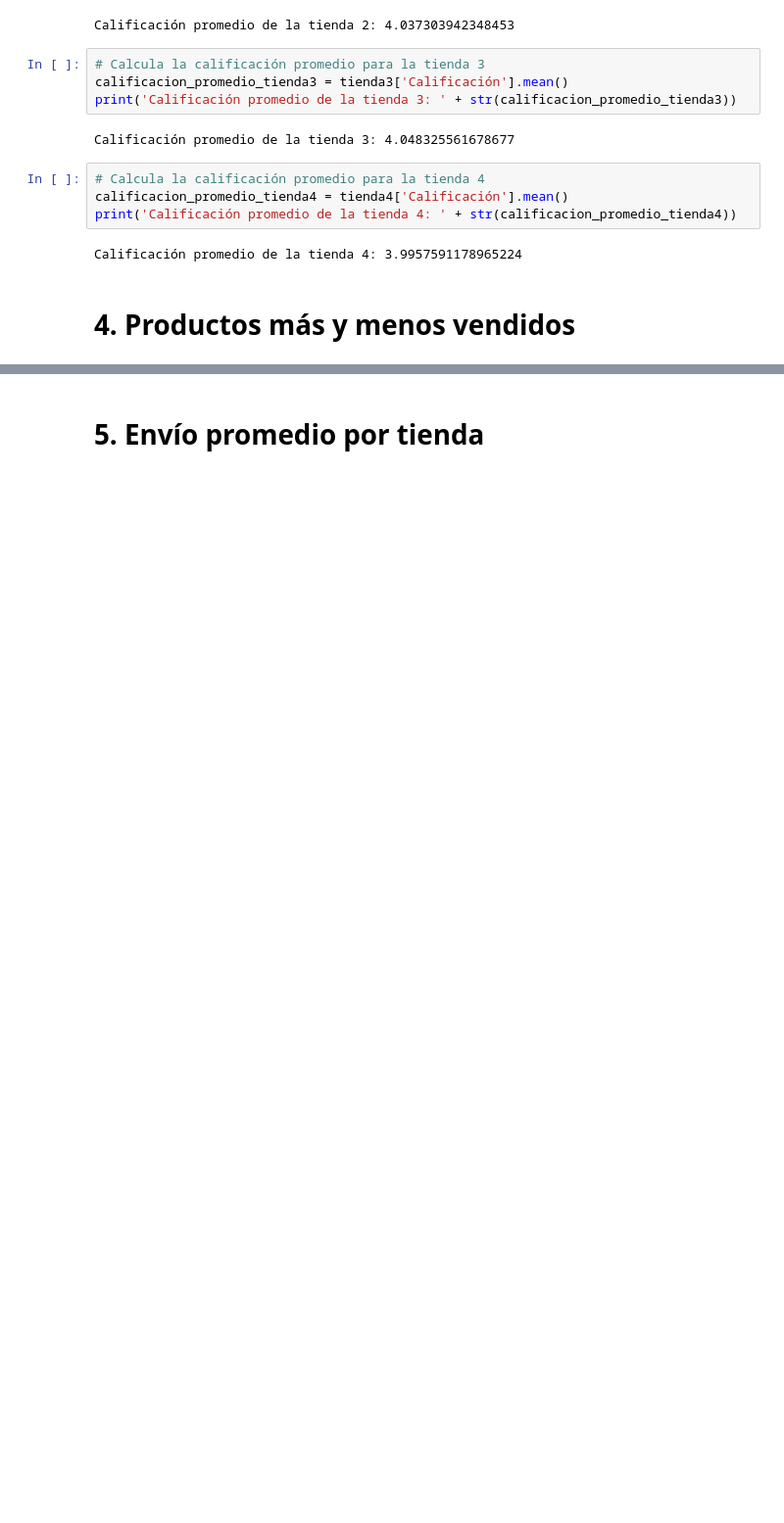
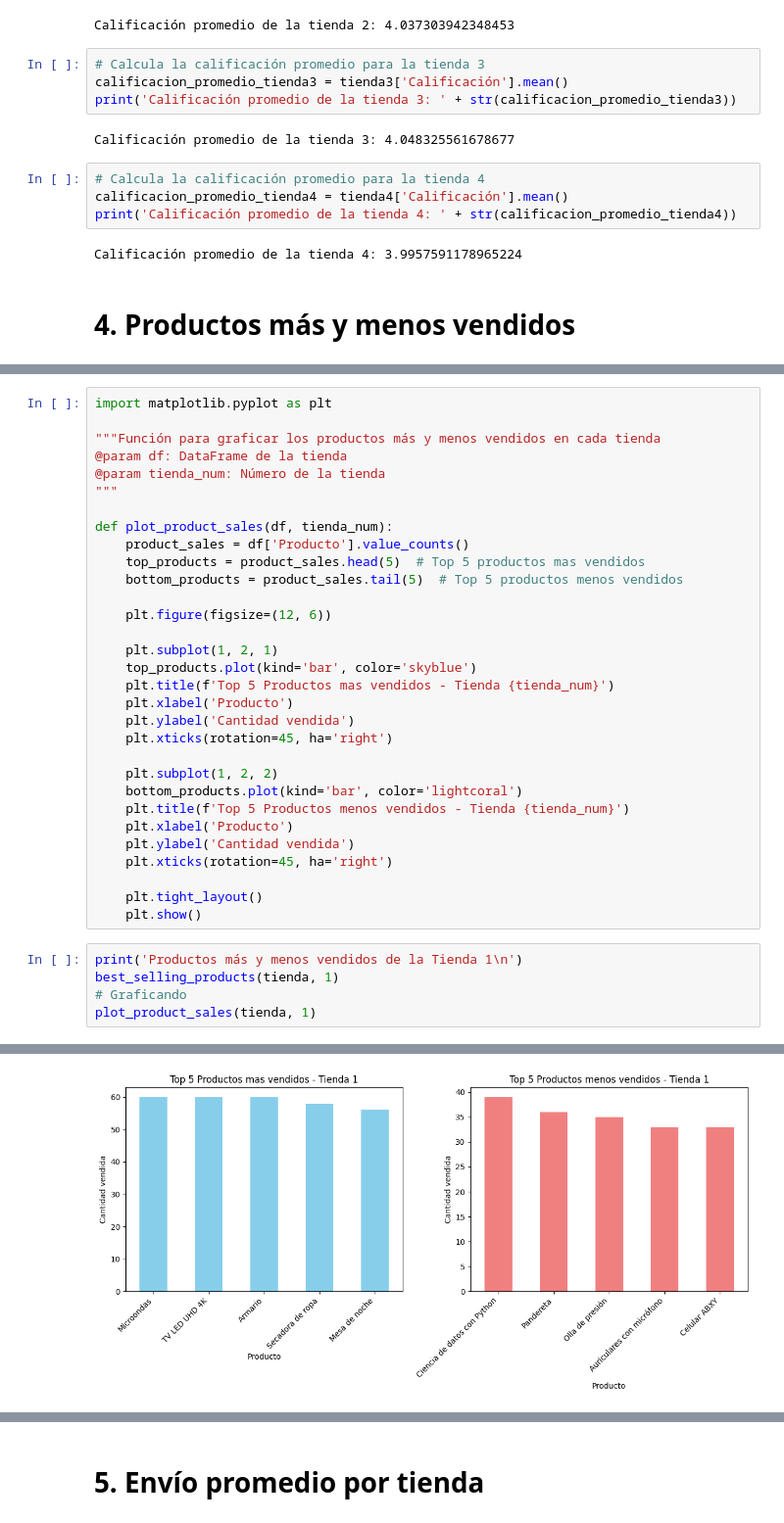
Before and after one commit to ggsgranados/Alura-Store-Latam, a Jupyter notebook: AluraStoreLatam.ipynb, the cells around one changed output, grey strips where cells are left out. Shown at 98% size. Cells and saved outputs as stored; diff of their text form; blank space fills up the shorter version.

Commit message:
Add: Productos más vendidos y menos vendidos por tienda

```diff
--- a/AluraStoreLatam.ipynb
+++ b/AluraStoreLatam.ipynb
@@ -153,0 +180,37 @@ Calificación promedio de la tienda 4: 3.9957591178965224
+# %%
+import matplotlib.pyplot as plt
+
+"""Función para graficar los productos más y menos vendidos en cada tienda
+@param df: DataFrame de la tienda
+@param tienda_num: Número de la tienda
+"""
+
+def plot_product_sales(df, tienda_num):
+    product_sales = df['Producto'].value_counts()
+    top_products = product_sales.head(5)  # Top 5 productos mas vendidos
+    bottom_products = product_sales.tail(5)  # Top 5 productos menos vendidos
+
+    plt.figure(figsize=(12, 6))
+
+    plt.subplot(1, 2, 1)
+    top_products.plot(kind='bar', color='skyblue')
+    plt.title(f'Top 5 Productos mas vendidos - Tienda {tienda_num}')
+    plt.xlabel('Producto')
+    plt.ylabel('Cantidad vendida')
+    plt.xticks(rotation=45, ha='right')
+
+    plt.subplot(1, 2, 2)
+    bottom_products.plot(kind='bar', color='lightcoral')
+    plt.title(f'Top 5 Productos menos vendidos - Tienda {tienda_num}')
+    plt.xlabel('Producto')
+    plt.ylabel('Cantidad vendida')
+    plt.xticks(rotation=45, ha='right')
+
+    plt.tight_layout()
+    plt.show()
+# %%
+print('Productos más y menos vendidos de la Tienda 1\n')
+best_selling_products(tienda, 1)
+# Graficando
+plot_product_sales(tienda, 1)
+# %% [output]
@@ -153,0 +234 @@ Calificación promedio de la tienda 4: 3.9957591178965224
+[figure, added]
```
Also changed, not shown: parts of 5 cells of this notebook.
